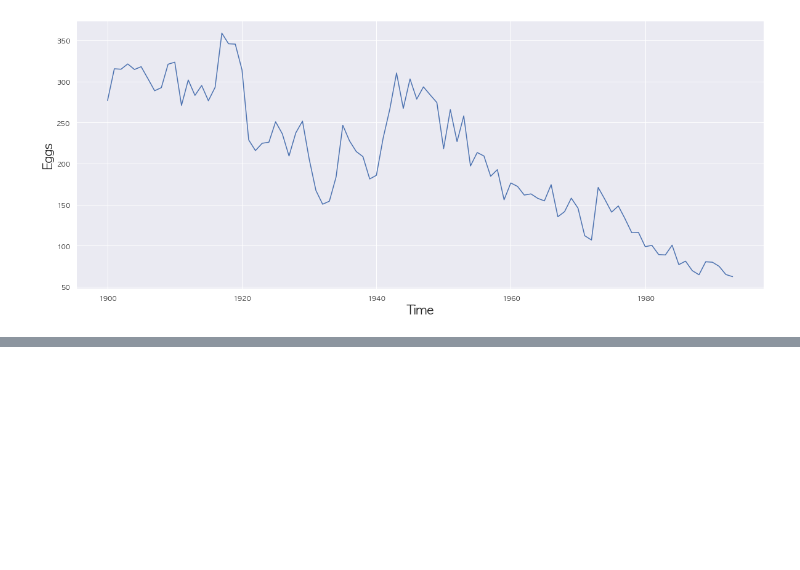
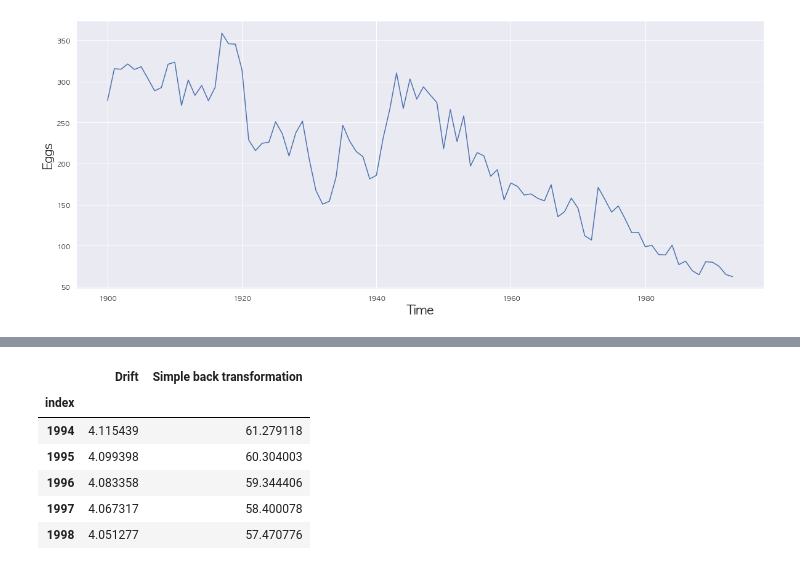
Before and after one commit to yunypark/fpp, a Jupyter notebook: sec3_2_Transformations_and_adjustments.ipynb, the cells around one changed output, grey strips where cells are left out. Cells and saved outputs as stored; diff of their text form; code cells hidden in the pictures; blank space fills up the shorter version.

```diff
--- a/sec3_2_Transformations_and_adjustments.ipynb
+++ b/sec3_2_Transformations_and_adjustments.ipynb
@@ -231,0 +255,24 @@ plt.show()
+# %%
+yh = []
+for h in range(1,n+1):
+    drift = 0
+    for t in range(1,l):
+#         print(h,t)
+        drift += eggs['Transformed'].iloc[t] - eggs['Transformed'].iloc[t-1]
+    yt = eggs['Transformed'].iloc[-1]
+    new = yt + h/(l-1)*drift
+    yh.append(new)
+
+eggs_f['Drift'] = yh
+# eggs_f
+eggs_f.set_index('index', inplace=True)
+eggs_f['Simple back transformation'] = iboxcox(eggs_f['Drift'], 0)
+eggs_f.head()
+# %% [output]
+|  | Drift | Simple back transformation |
+| index |  |  |
+| 1994 | 4.115439 | 61.279118 |
+| 1995 | 4.099398 | 60.304003 |
+| 1996 | 4.083358 | 59.344406 |
+| 1997 | 4.067317 | 58.400078 |
+| 1998 | 4.051277 | 57.470776 |
```
Also changed, not shown: parts of 9 cells of this notebook.
